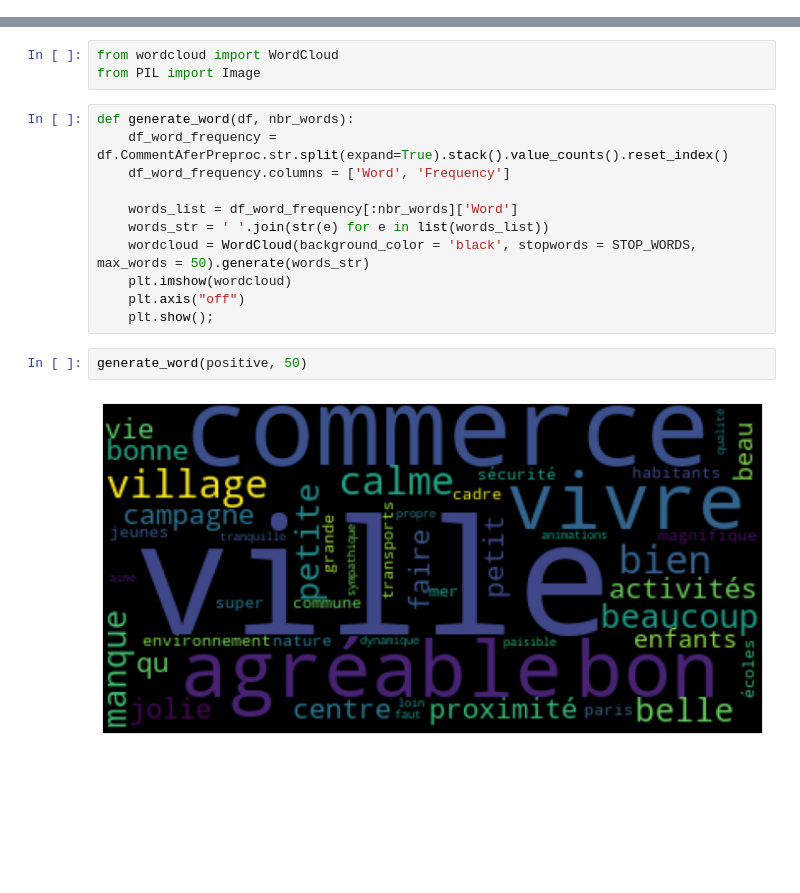
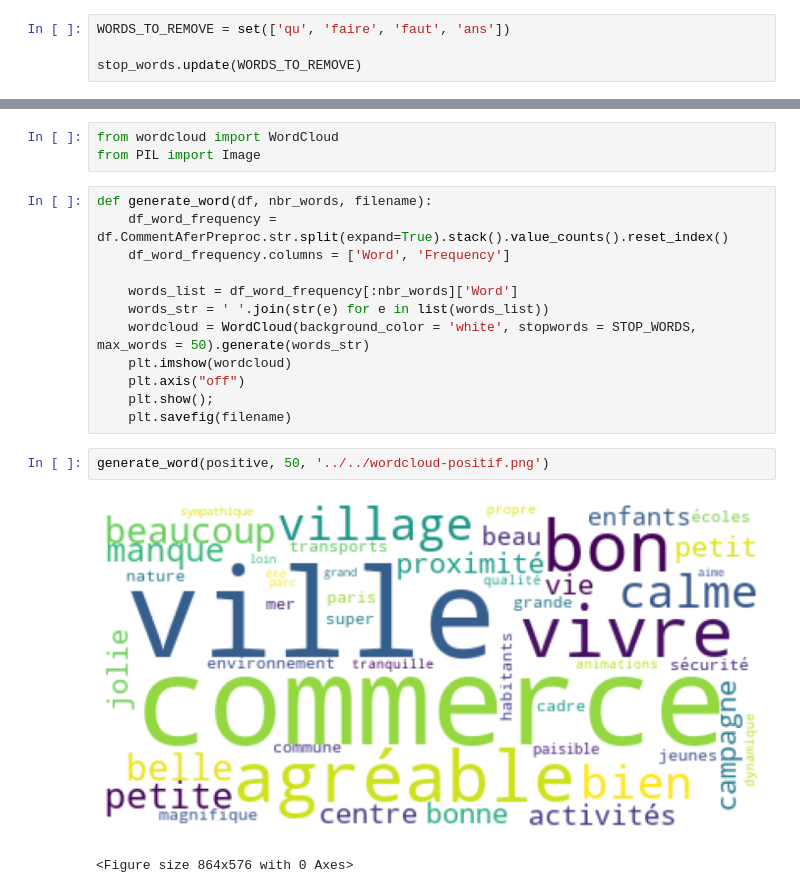
Before and after one commit to florent-haffner/ml_meilleures_communes, a Jupyter notebook: src/proto/NLP - textBlob + Spacy - Sentiment analysis.ipynb, the cells around one changed output, grey strips where cells are left out. Cells and saved outputs as stored; diff of their text form; blank space fills up the shorter version.

Commit message:
update NLP - added word cloud imag on repository

```diff
--- a/src/proto/NLP - textBlob + Spacy - Sentiment analysis.ipynb
+++ b/src/proto/NLP - textBlob + Spacy - Sentiment analysis.ipynb
@@ -180,6 +172,10 @@ stop_words=set(STOP_WORDS)
 #         stop_words.remove(w)
 #     else:
 #         continue
+# %%
+WORDS_TO_REMOVE = set(['qu', 'faire', 'faut', 'ans'])
+
+stop_words.update(WORDS_TO_REMOVE)
 # %%
 AllfilteredComment=[]
 for comment in data["Word_Tok"]:
@@ -296,17 +292,19 @@ plt.show()
 from wordcloud import WordCloud
 from PIL import Image
 # %%
-def generate_word(df, nbr_words):
+def generate_word(df, nbr_words, filename):
     df_word_frequency = df.CommentAferPreproc.str.split(expand=True).stack().value_counts().reset_index()
     df_word_frequency.columns = ['Word', 'Frequency']
 
     words_list = df_word_frequency[:nbr_words]['Word']
     words_str = ' '.join(str(e) for e in list(words_list))
-    wordcloud = WordCloud(background_color = 'black', stopwords = STOP_WORDS, max_words = 50).generate(words_str)
+    wordcloud = WordCloud(background_color = 'white', stopwords = STOP_WORDS, max_words = 50).generate(words_str)
     plt.imshow(wordcloud)
     plt.axis("off")
     plt.show();
+    plt.savefig(filename)
 # %%
-generate_word(positive, 50)
+generate_word(positive, 50, '../../wordcloud-positif.png')
 # %% [output]
-[figure, old version]
+[figure, new version]
+<Figure size 864x576 with 0 Axes>
```
Also changed, not shown: parts of 8 cells of this notebook, 3 other files.
